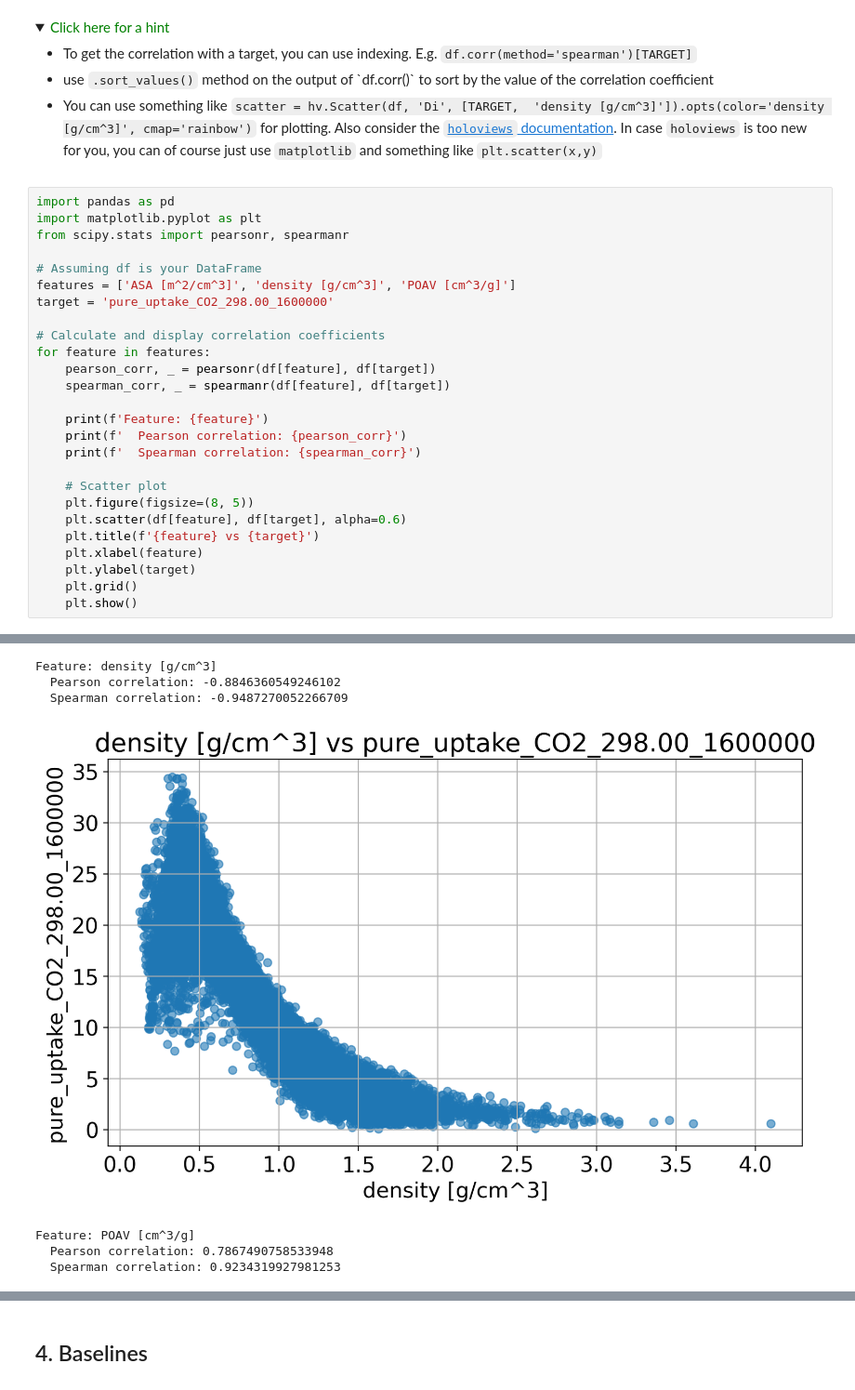
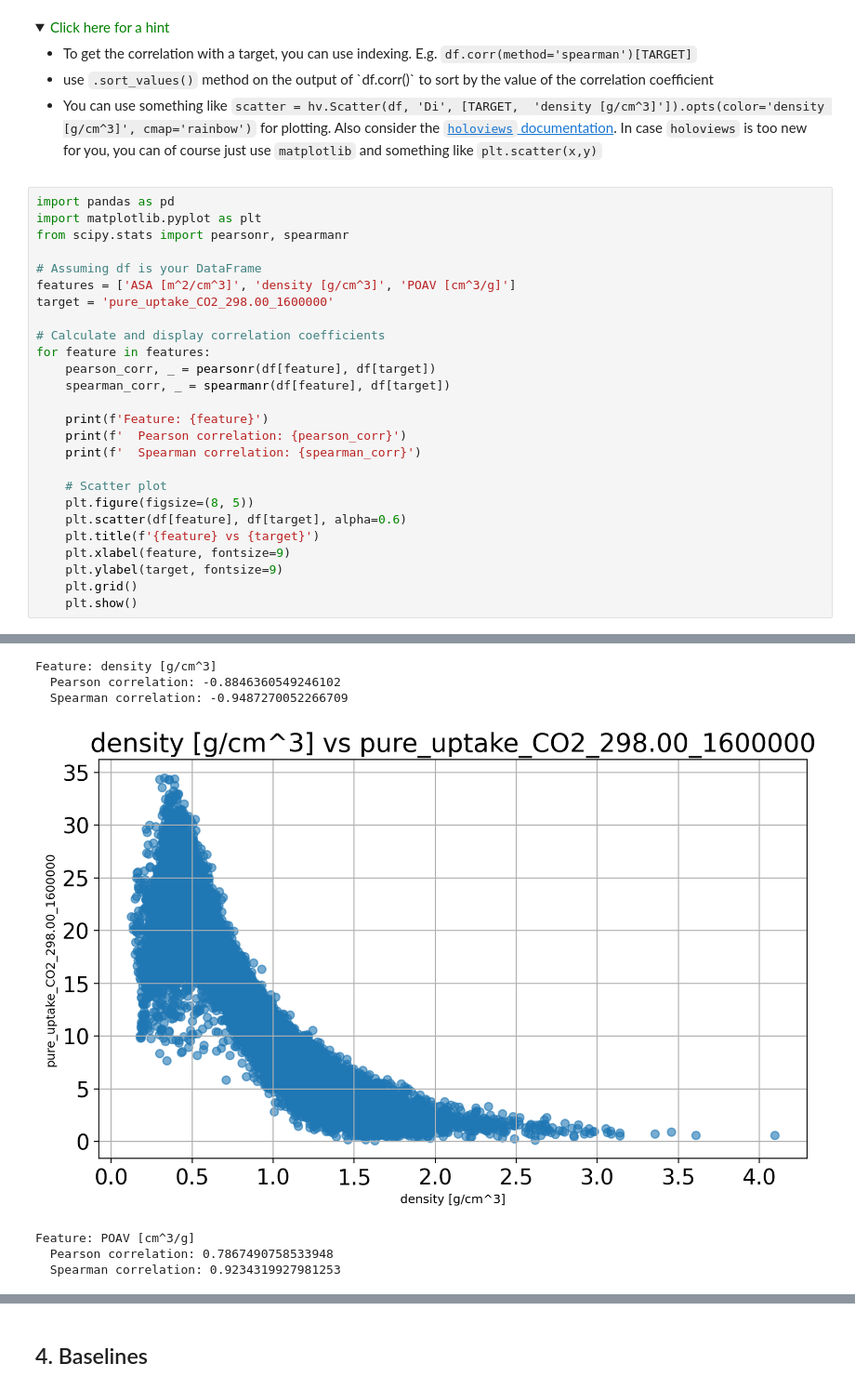
Before and after one commit to fracaludo/ml_molsim, a Jupyter notebook: molsim_ml_forked_new.ipynb, the cells around one changed output, grey strips where cells are left out. Shown at 93% size. Drawn from its saved outputs; the diff is of its cells as text; folded sections open.

```diff
--- a/molsim_ml_forked_new.ipynb
+++ b/molsim_ml_forked_new.ipynb
@@ -626,8 +626,8 @@ for feature in features:
     plt.figure(figsize=(8, 5))
     plt.scatter(df[feature], df[target], alpha=0.6)
     plt.title(f'{feature} vs {target}')
-    plt.xlabel(feature)
-    plt.ylabel(target)
+    plt.xlabel(feature, fontsize=9)
+    plt.ylabel(target, fontsize=9)
     plt.grid()
     plt.show()
 # %% [output]
@@ -638,7 +638,7 @@ Feature: ASA [m^2/cm^3]
 Feature: density [g/cm^3]
   Pearson correlation: -0.8846360549246102
   Spearman correlation: -0.9487270052266709
-[figure, old version]
+[figure, new version]
 Feature: POAV [cm^3/g]
   Pearson correlation: 0.7867490758533948
   Spearman correlation: 0.9234319927981253
```
Also changed, not shown: parts of 1 cell of this notebook.
